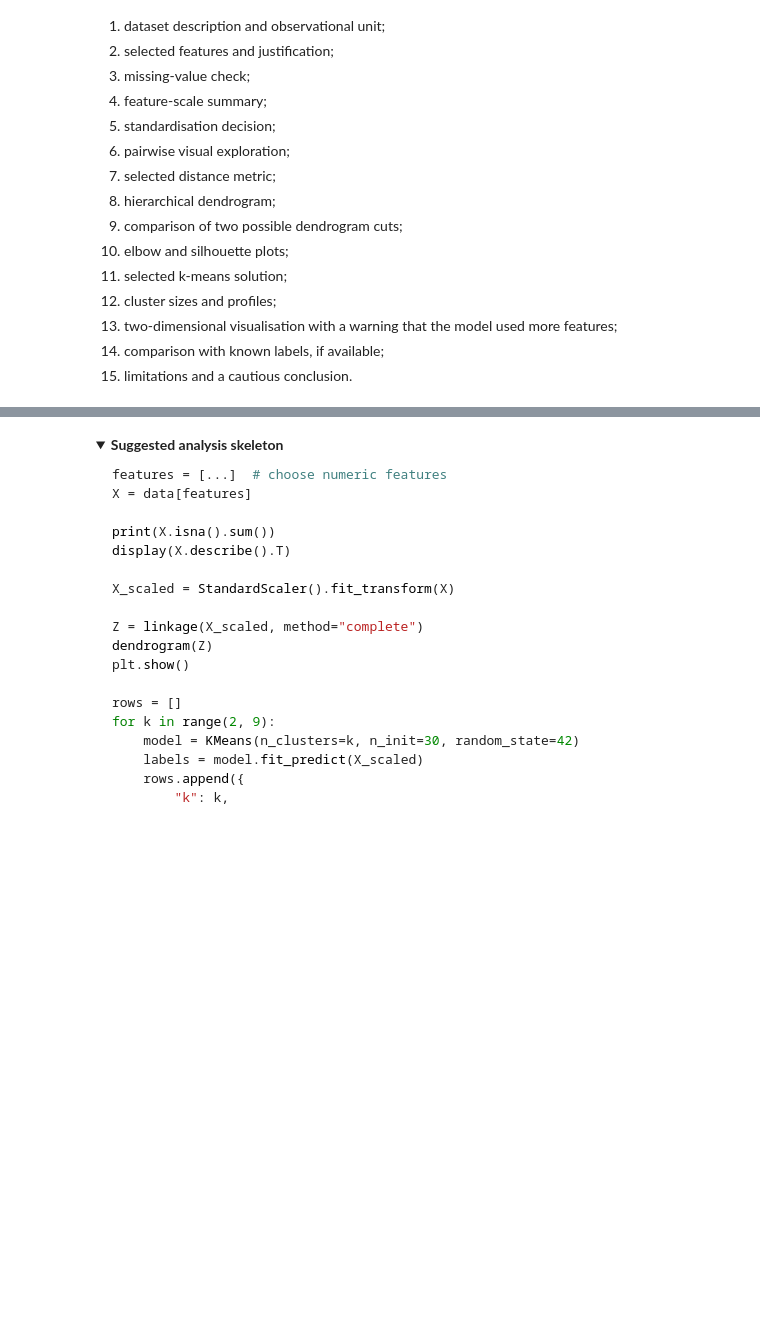
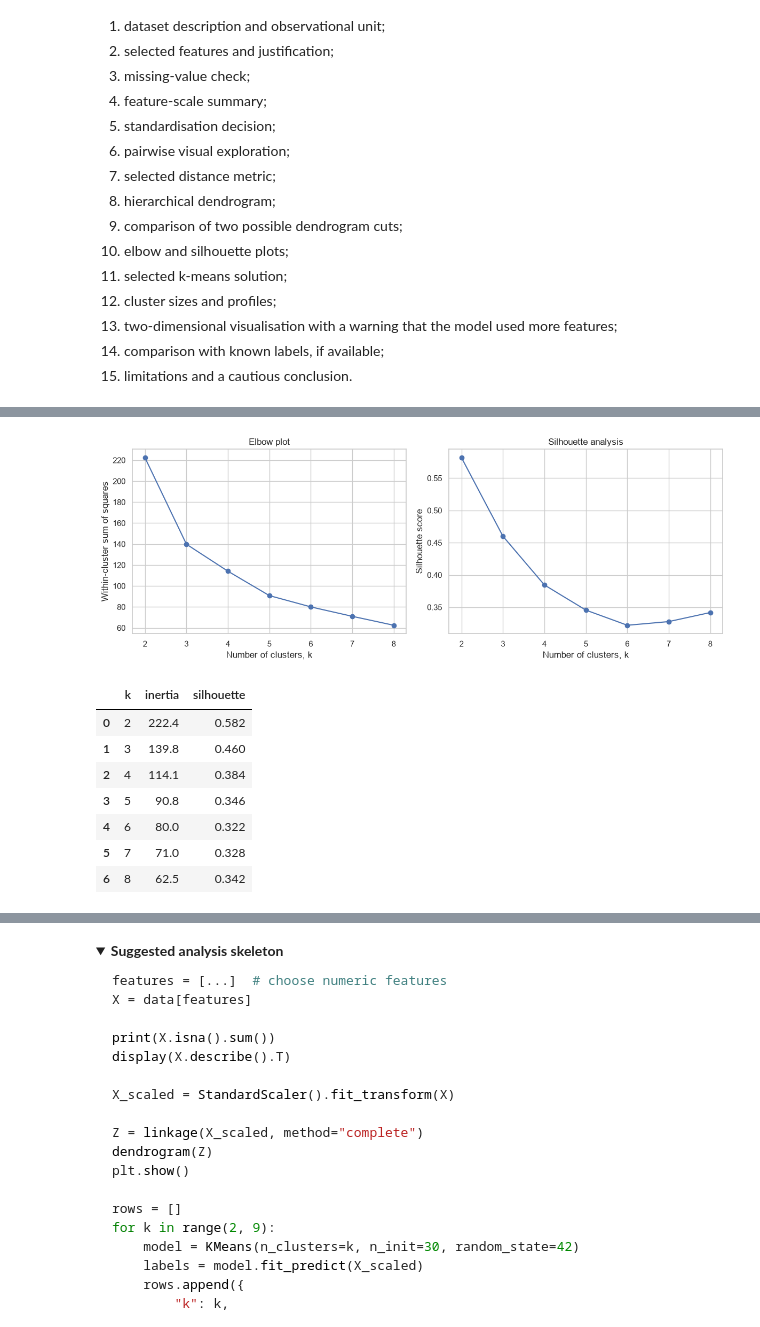
Before and after one commit to GitGud031005/AI-zero2hero-workshop, a Jupyter notebook: Notebooks_local/Day1_Lab3_Clustering.ipynb, the cells around one changed output, grey strips where cells are left out. Drawn from its saved outputs; the diff is of its cells as text; code cells hidden in the pictures; folded sections open; blank space fills up the shorter version.

```diff
--- a/Notebooks_local/Day1_Lab3_Clustering.ipynb
+++ b/Notebooks_local/Day1_Lab3_Clustering.ipynb
@@ -853,0 +1152,28 @@ Choose either Iris or `mtcars` and produce a short clustering report containing:
+# %%
+# 10. Elbow and silhouette plots
+ks = range(2, 9)
+i_inertia, i_sil = [], []
+for k in ks:
+    m = KMeans(n_clusters=k, n_init=30, random_state=42)
+    lab = m.fit_predict(X_i_scaled)
+    i_inertia.append(m.inertia_)
+    i_sil.append(silhouette_score(X_i_scaled, lab))
+
+fig, axes = plt.subplots(1, 2, figsize=(12, 4.5))
+axes[0].plot(list(ks), i_inertia, marker="o")
+axes[0].set(xlabel="Number of clusters, k", ylabel="Within-cluster sum of squares", title="Elbow plot")
+axes[1].plot(list(ks), i_sil, marker="o")
+axes[1].set(xlabel="Number of clusters, k", ylabel="Silhouette score", title="Silhouette analysis")
+plt.tight_layout()
+plt.show()
+display(pd.DataFrame({"k": list(ks), "inertia": np.round(i_inertia, 1), "silhouette": np.round(i_sil, 3)}))
+# %% [output]
+[figure, added]
+|  | k | inertia | silhouette |
+| 0 | 2 | 222.4 | 0.582 |
+| 1 | 3 | 139.8 | 0.460 |
+| 2 | 4 | 114.1 | 0.384 |
+| 3 | 5 | 90.8 | 0.346 |
+| 4 | 6 | 80.0 | 0.322 |
+| 5 | 7 | 71.0 | 0.328 |
+| 6 | 8 | 62.5 | 0.342 |
```
Also changed, not shown: parts of 42 cells of this notebook.
